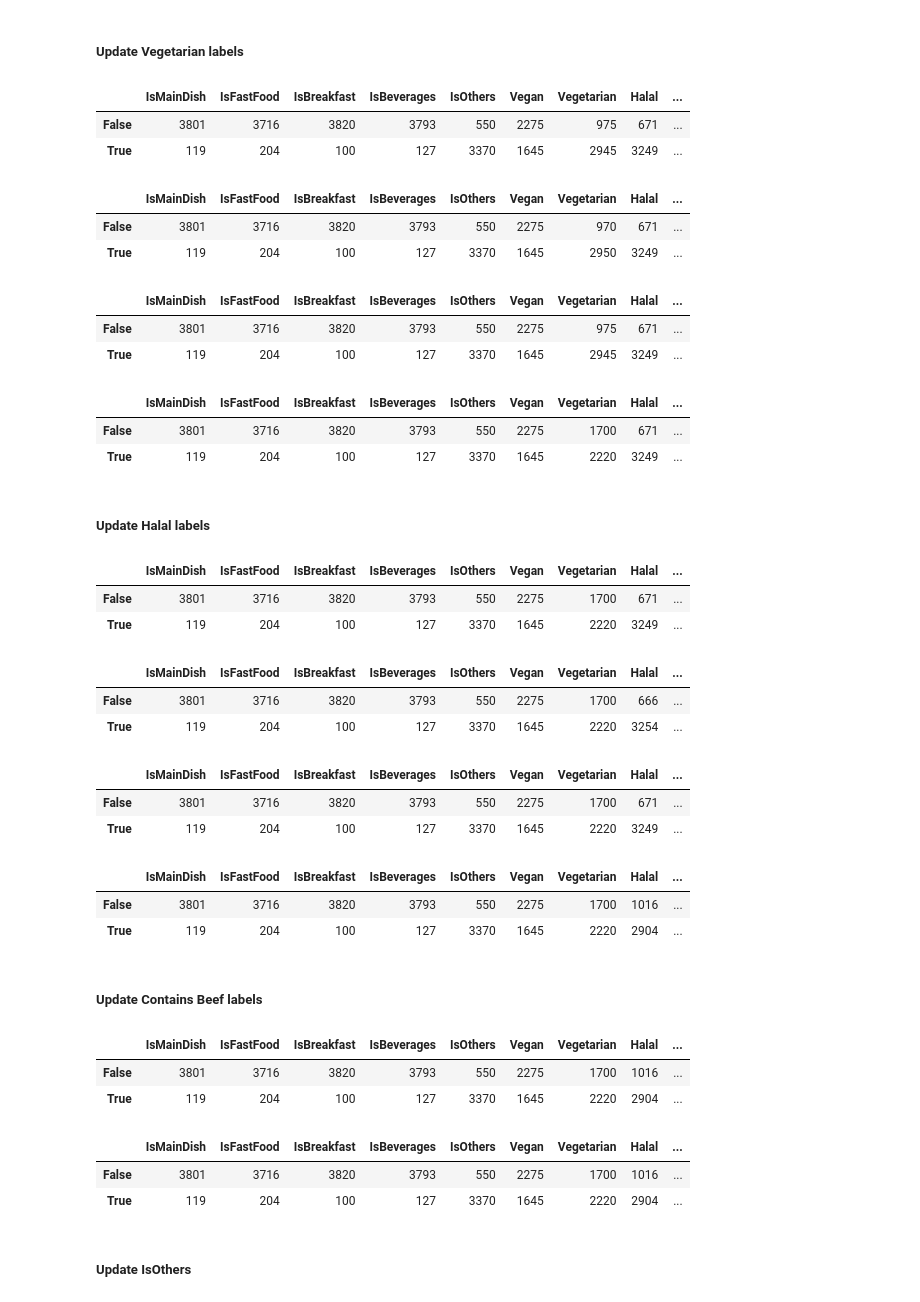
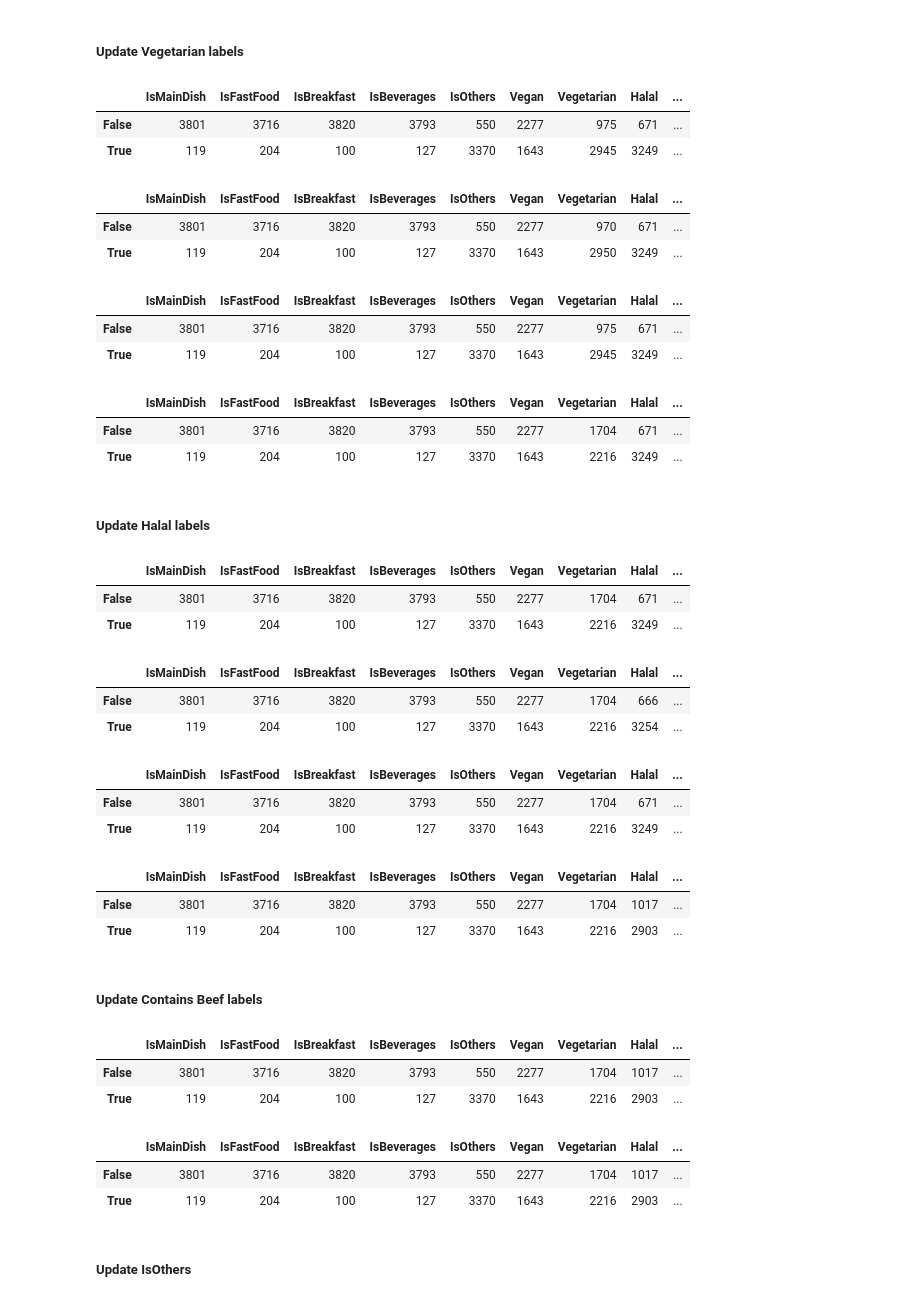
Before and after one commit to ISS-IS02PT/IRS-PM-ISY5001-2020-01-18-GROUP5-A.I.-Food-Recommender, a Jupyter notebook: SystemCode/Integrations/foodrec_proj/foodrec/Dataset/Food_Data_EDA.ipynb, the cells around one changed output. Drawn from its saved outputs; the diff is of its cells as text; code cells hidden in the pictures.

```diff
--- a/SystemCode/Integrations/foodrec_proj/foodrec/Dataset/Food_Data_EDA.ipynb
+++ b/SystemCode/Integrations/foodrec_proj/foodrec/Dataset/Food_Data_EDA.ipynb
@@ -1135,7 +1135,7 @@ FoodKeywords_NonVegan=['abalone', 'ayam', 'apam', 'assam pedas',
                        'pork', 'prawn', 'pulut serikaya', 'pancake', 'popiah', 'pepperoni', 'platter', 'pounder', 'paal kova', 'pig', 'puding', 'pound', 'papadi', 'pad thai', 'parfait', 'pikelet', 'payasam', 'prawns', 'pietee', 'peking',
                        'ribs', 'ramen', 'rib', 'roe', 'rendang', 'rasmalai', 'roasta', 'roller', 'roti john',
                        'silver whiting', 'seafood', 'shrimp', 'sambal', 'sausage', 'salmon', 'siu mai', 'suan la mian', 'squid', 'scallop', 'sundae', 'samosa', 'serikaya', 'swiss roll', 'sharkfin', 'shibuya', 'steak', 'sausages', 'shortcake', 'saba', 'snakeskin', 'snake, raw', 'snakehead', 'susi', 'shepherd', 'skinless', 'sooji', 'sardine', 'stomach', 'sole', 'sotong', 'sui kow',
-                       'tuna', 'turkey', 'tom yum', 'telur', 'twister', 'taiyaki', 'thousand island', 'thigh', 'tenders', 'tendon', 'thairu', 'truffle', 'tiramisu', 'toasted bandito pocket',
+                       'tuna', 'turkey', 'tom yum', 'telur', 'twister', 'taiyaki', 'thousand island', 'thigh', 'tenders', 'tendon', 'thairu', 'truffle', 'tiramisu', 'toasted bandito pocket', 'teh',
                        'udang', 'unagi',
                        'vongole', 'vanaspati', 'violet crumble',
                        'white rabbit', 'wanton', 'wing', 'whopper', 'wafu', 'worcestershire', 'wu kok', 'wife pastry', 'whey', 'winglets', 'wings',
@@ -1143,10 +1143,10 @@ FoodKeywords_NonVegan=['abalone', 'ayam', 'apam', 'assam pedas',
                        'yong tau foo', 'yoghurt', 'yellow noodle', 'yolk', 'yolks', 'yu sheng',
                        'zinger burger', 'zazzle', 'zha jiang mian',
                        'hot plate tofu', 'kway chap', 'lor mee', 'mee goreng', 'nasi goreng', 'okonomiyaki', 'oyakodon',
-                       'satay bee hoon', 'fried rice']
+                       'satay bee hoon', 'fried rice', 'ox\W']
 
 #FoodKeywords_Vegan=['non dairy', 'eggplant', 'coconut', 'honeydew', 'ramen', 'cooked, plain', 'vegetarian', 'vegan']
-FoodKeywords_Vegan=['non dairy', 'honeydew', 'cooked, plain', 'vegetarian', 'vegan']
+FoodKeywords_Vegan=['non dairy', 'honeydew', 'cooked, plain', 'vegetarian', 'vegan', 'teh o']
 
 print(f'No. of non-vegan keywords = {len(FoodKeywords_NonVegan)}')
 print(f'No. of vegan keywords = {len(FoodKeywords_Vegan)}')
@@ -1182,7 +1182,7 @@ FoodKeywords_NonVegetarian=['abalone', 'ayam', 'apam', 'assam pedas',
                             'yong tau foo', 'yu sheng',
                             'zinger burger', 'zazzle', 'zha jiang mian',
                             'hot plate tofu', 'kway chap', 'lor mee', 'mee goreng', 'nasi goreng', 'okonomiyaki', 'oyakodon',
-                            'satay bee hoon']
+                            'satay bee hoon', 'fried rice', 'ox\W']
 
 FoodKeywords_Vegetarian=['cooked, plain', 'vegetarian', 'vegan']
 
@@ -1280,10 +1280,10 @@ display(data.select_dtypes(include='bool').apply(pd.value_counts))
 
 # label from Food Names
 criteria = ~data['FoodGroup'].isin(['BEVERAGES']) &\
-            (sum([data['FoodName'].str.contains(word, case=False) for word in FoodKeywords_False]) > 0)
+            (sum([data['FoodName'].str.contains(word, case=False, regex=True) for word in FoodKeywords_False]) > 0)
 data.loc[criteria, labelName] = False
 criteria = ~data['FoodGroup'].isin(['BEVERAGES']) &\
-            (sum([data['FoodName'].str.contains(word, case=False) for word in FoodKeywords_True]) > 0)
+            (sum([data['FoodName'].str.contains(word, case=False, regex=True) for word in FoodKeywords_True]) > 0)
 data.loc[criteria, labelName] = True
 
 display(data.select_dtypes(include='bool').apply(pd.value_counts))
@@ -1331,25 +1331,25 @@ display(data.select_dtypes(include='bool').apply(pd.value_counts))
 
 # label from Food Names
 criteria = ~data['FoodGroup'].isin(['BEVERAGES']) &\
-            (sum([data['FoodName'].str.contains(word, case=False) for word in FoodKeywords_False]) > 0)
+            (sum([data['FoodName'].str.contains(word, case=False, regex=True) for word in FoodKeywords_False]) > 0)
 data.loc[criteria, labelName] = False
 criteria = ~data['FoodGroup'].isin(['BEVERAGES']) &\
-            (sum([data['FoodName'].str.contains(word, case=False) for word in FoodKeywords_True]) > 0)
+            (sum([data['FoodName'].str.contains(word, case=False, regex=True) for word in FoodKeywords_True]) > 0)
 data.loc[criteria, labelName] = True
 display(data.select_dtypes(include='bool').apply(pd.value_counts))
 # %% [output]
 |  | IsMainDish | IsFastFood | IsBreakfast | IsBeverages | IsOthers | Vegan | Vegetarian | Halal | ... |
-| False | 3801 | 3716 | 3820 | 3793 | 550 | 2275 | 975 | 671 | ... |
-| True | 119 | 204 | 100 | 127 | 3370 | 1645 | 2945 | 3249 | ... |
+| False | 3801 | 3716 | 3820 | 3793 | 550 | 2277 | 975 | 671 | ... |
+| True | 119 | 204 | 100 | 127 | 3370 | 1643 | 2945 | 3249 | ... |
 |  | IsMainDish | IsFastFood | IsBreakfast | IsBeverages | IsOthers | Vegan | Vegetarian | Halal | ... |
-| False | 3801 | 3716 | 3820 | 3793 | 550 | 2275 | 970 | 671 | ... |
-| True | 119 | 204 | 100 | 127 | 3370 | 1645 | 2950 | 3249 | ... |
+| False | 3801 | 3716 | 3820 | 3793 | 550 | 2277 | 970 | 671 | ... |
+| True | 119 | 204 | 100 | 127 | 3370 | 1643 | 2950 | 3249 | ... |
 |  | IsMainDish | IsFastFood | IsBreakfast | IsBeverages | IsOthers | Vegan | Vegetarian | Halal | ... |
-| False | 3801 | 3716 | 3820 | 3793 | 550 | 2275 | 975 | 671 | ... |
-| True | 119 | 204 | 100 | 127 | 3370 | 1645 | 2945 | 3249 | ... |
+| False | 3801 | 3716 | 3820 | 3793 | 550 | 2277 | 975 | 671 | ... |
+| True | 119 | 204 | 100 | 127 | 3370 | 1643 | 2945 | 3249 | ... |
 |  | IsMainDish | IsFastFood | IsBreakfast | IsBeverages | IsOthers | Vegan | Vegetarian | Halal | ... |
-| False | 3801 | 3716 | 3820 | 3793 | 550 | 2275 | 1700 | 671 | ... |
-| True | 119 | 204 | 100 | 127 | 3370 | 1645 | 2220 | 3249 | ... |
+| False | 3801 | 3716 | 3820 | 3793 | 550 | 2277 | 1704 | 671 | ... |
+| True | 119 | 204 | 100 | 127 | 3370 | 1643 | 2216 | 3249 | ... |
 # %% [markdown]
 <h5>Update Halal labels</h5>
 # %%
@@ -1363,43 +1363,44 @@ FoodGroups_True = FoodGroups_Halal
 FoodKeywords_True = FoodKeywords_Halal
 
 display(data.select_dtypes(include='bool').apply(pd.value_counts))
 
 # label from Food Groups
 criteria = ~data['FoodGroup'].isin(['BEVERAGES']) &\
             data['FoodGroup'].isin(FoodGroups_False)
 data.loc[criteria, labelName] = False
 criteria = ~data['FoodGroup'].isin(['BEVERAGES']) &\
             data['FoodGroup'].isin(FoodGroups_True)
 data.loc[criteria, labelName] = True
 display(data.select_dtypes(include='bool').apply(pd.value_counts))
 
 # label from Food Subgroups
 criteria = ~data['FoodGroup'].isin(['BEVERAGES']) &\
             data['FoodSubGroup'].isin(FoodSubGroups_False)
 data.loc[criteria, labelName] = False
 display(data.select_dtypes(include='bool').apply(pd.value_counts))
 
 # label from Food Names
 criteria = ~data['FoodGroup'].isin(['BEVERAGES']) &\
-            (sum([data['FoodName'].str.contains(word, case=False) for word in FoodKeywords_False]) > 0)
+            (sum([data['FoodName'].str.contains(word, case=False, regex=True) for word in FoodKeywords_False]) > 0)
 data.loc[criteria, labelName] = False
 criteria = ~data['FoodGroup'].isin(['BEVERAGES']) &\
-            (sum([data['FoodName'].str.contains(word, case=False) for word in FoodKeywords_True]) > 0)
+            (sum([data['FoodName'].str.contains(word, case=False, regex=True) for word in FoodKeywords_True]) > 0)
 data.loc[criteria, labelName] = True
+data.loc[data['FoodName'].str.contains('pork', case=False), labelName] = False
 display(data.select_dtypes(include='bool').apply(pd.value_counts))
 # %% [output]
 |  | IsMainDish | IsFastFood | IsBreakfast | IsBeverages | IsOthers | Vegan | Vegetarian | Halal | ... |
-| False | 3801 | 3716 | 3820 | 3793 | 550 | 2275 | 1700 | 671 | ... |
-| True | 119 | 204 | 100 | 127 | 3370 | 1645 | 2220 | 3249 | ... |
+| False | 3801 | 3716 | 3820 | 3793 | 550 | 2277 | 1704 | 671 | ... |
+| True | 119 | 204 | 100 | 127 | 3370 | 1643 | 2216 | 3249 | ... |
 |  | IsMainDish | IsFastFood | IsBreakfast | IsBeverages | IsOthers | Vegan | Vegetarian | Halal | ... |
-| False | 3801 | 3716 | 3820 | 3793 | 550 | 2275 | 1700 | 666 | ... |
-| True | 119 | 204 | 100 | 127 | 3370 | 1645 | 2220 | 3254 | ... |
+| False | 3801 | 3716 | 3820 | 3793 | 550 | 2277 | 1704 | 666 | ... |
+| True | 119 | 204 | 100 | 127 | 3370 | 1643 | 2216 | 3254 | ... |
 |  | IsMainDish | IsFastFood | IsBreakfast | IsBeverages | IsOthers | Vegan | Vegetarian | Halal | ... |
-| False | 3801 | 3716 | 3820 | 3793 | 550 | 2275 | 1700 | 671 | ... |
-| True | 119 | 204 | 100 | 127 | 3370 | 1645 | 2220 | 3249 | ... |
+| False | 3801 | 3716 | 3820 | 3793 | 550 | 2277 | 1704 | 671 | ... |
+| True | 119 | 204 | 100 | 127 | 3370 | 1643 | 2216 | 3249 | ... |
 |  | IsMainDish | IsFastFood | IsBreakfast | IsBeverages | IsOthers | Vegan | Vegetarian | Halal | ... |
-| False | 3801 | 3716 | 3820 | 3793 | 550 | 2275 | 1700 | 1016 | ... |
-| True | 119 | 204 | 100 | 127 | 3370 | 1645 | 2220 | 2904 | ... |
+| False | 3801 | 3716 | 3820 | 3793 | 550 | 2277 | 1704 | 1017 | ... |
+| True | 119 | 204 | 100 | 127 | 3370 | 1643 | 2216 | 2903 | ... |
 # %% [markdown]
 <h5>Update Contains Beef labels</h5>
 # %%
@@ -1409,16 +1410,16 @@ FoodKeywords_True = FoodKeywords_Beef
 
 display(data.select_dtypes(include='bool').apply(pd.value_counts))
 criteria = ~data['FoodGroup'].isin(['BEVERAGES']) &\
-            (sum([data['FoodName'].str.contains(word, case=False) for word in FoodKeywords_True]) > 0)
+            (sum([data['FoodName'].str.contains(word, case=False, regex=True) for word in FoodKeywords_True]) > 0)
 data.loc[criteria, labelName] = True
 display(data.select_dtypes(include='bool').apply(pd.value_counts))
 # %% [output]
 |  | IsMainDish | IsFastFood | IsBreakfast | IsBeverages | IsOthers | Vegan | Vegetarian | Halal | ... |
-| False | 3801 | 3716 | 3820 | 3793 | 550 | 2275 | 1700 | 1016 | ... |
-| True | 119 | 204 | 100 | 127 | 3370 | 1645 | 2220 | 2904 | ... |
+| False | 3801 | 3716 | 3820 | 3793 | 550 | 2277 | 1704 | 1017 | ... |
+| True | 119 | 204 | 100 | 127 | 3370 | 1643 | 2216 | 2903 | ... |
 |  | IsMainDish | IsFastFood | IsBreakfast | IsBeverages | IsOthers | Vegan | Vegetarian | Halal | ... |
-| False | 3801 | 3716 | 3820 | 3793 | 550 | 2275 | 1700 | 1016 | ... |
-| True | 119 | 204 | 100 | 127 | 3370 | 1645 | 2220 | 2904 | ... |
+| False | 3801 | 3716 | 3820 | 3793 | 550 | 2277 | 1704 | 1017 | ... |
+| True | 119 | 204 | 100 | 127 | 3370 | 1643 | 2216 | 2903 | ... |
 # %% [markdown]
 <h5>Update IsOthers</h5>
 # %%
```
Also changed, not shown: parts of 24 cells of this notebook, 1 other file.
